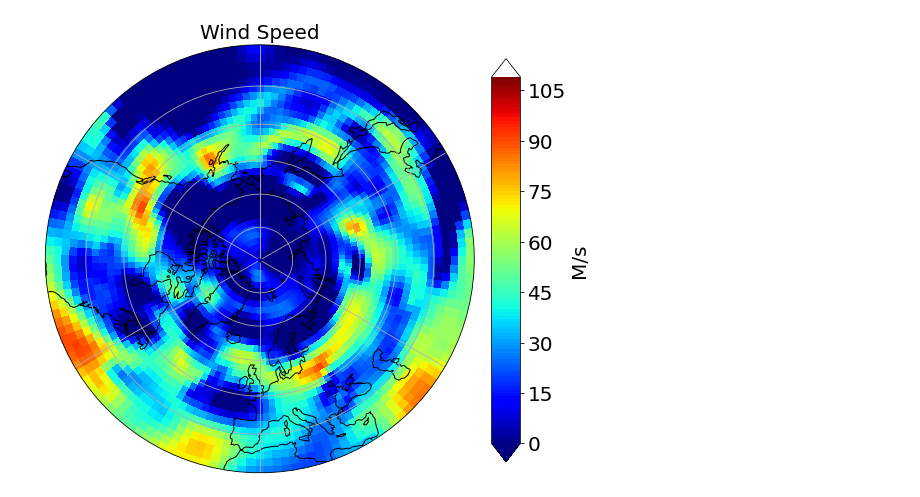
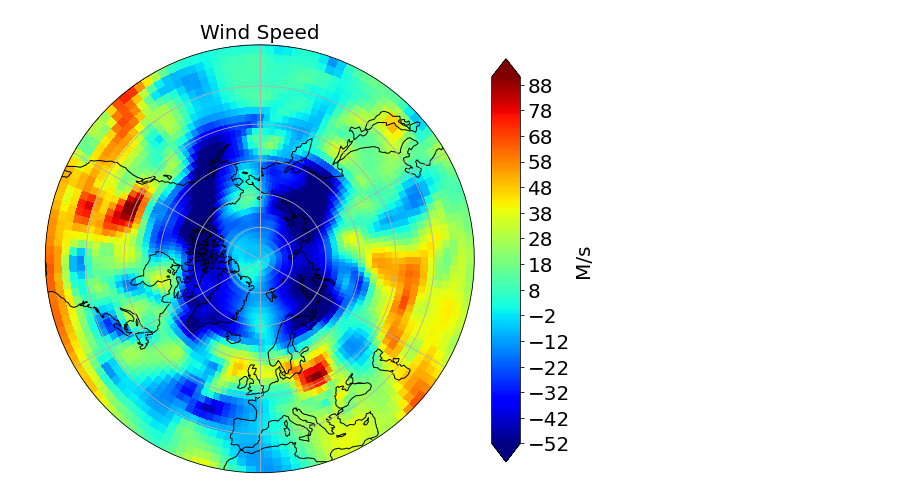
Before and after one commit to 7AlonsoRaikiri7/SummerREU, a Jupyter notebook: WACCMX+DART_UVTGPH_2009011900-2009030523.ipynb, the cells around one changed output. Saved outputs shown, nothing was run; the diff lists cells and outputs as text; code cells hidden in the pictures.

Commit message:
plots to show

```diff
--- a/WACCMX+DART_UVTGPH_2009011900-2009030523.ipynb
+++ b/WACCMX+DART_UVTGPH_2009011900-2009030523.ipynb
@@ -60,7 +40,8 @@ data_windSpeed = xr.DataArray(wind_speed, coords=[ds.LATITUDE, ds.LONGITUDE], di
 # %%
-#polar region plot with U winds @ 20009/02/27:23 pressure lvl 34=100km
+#polar region plot with U winds @ 20009/02/27:23 pressure lvl 26
+data_U = xr.DataArray(ds.U[95,26,:,:], coords=[ds.LATITUDE, ds.LONGITUDE], dims=["lat", "lon"])
 circular_polar_plot(data_U, 30, 'jet', 'Wind Speed',
-                    cbar_label='M/s', levels_=np.arange(0,110,1), cbar_levels_=np.arange(0,110,15))
+                    cbar_label='M/s', levels_=np.arange(-52,92,1), cbar_levels_=np.arange(-52,92,10))
 plt.show()
 # %% [output]
-[figure, old version]
+[figure, new version]
```
Also changed, not shown: parts of 11 cells of this notebook.
